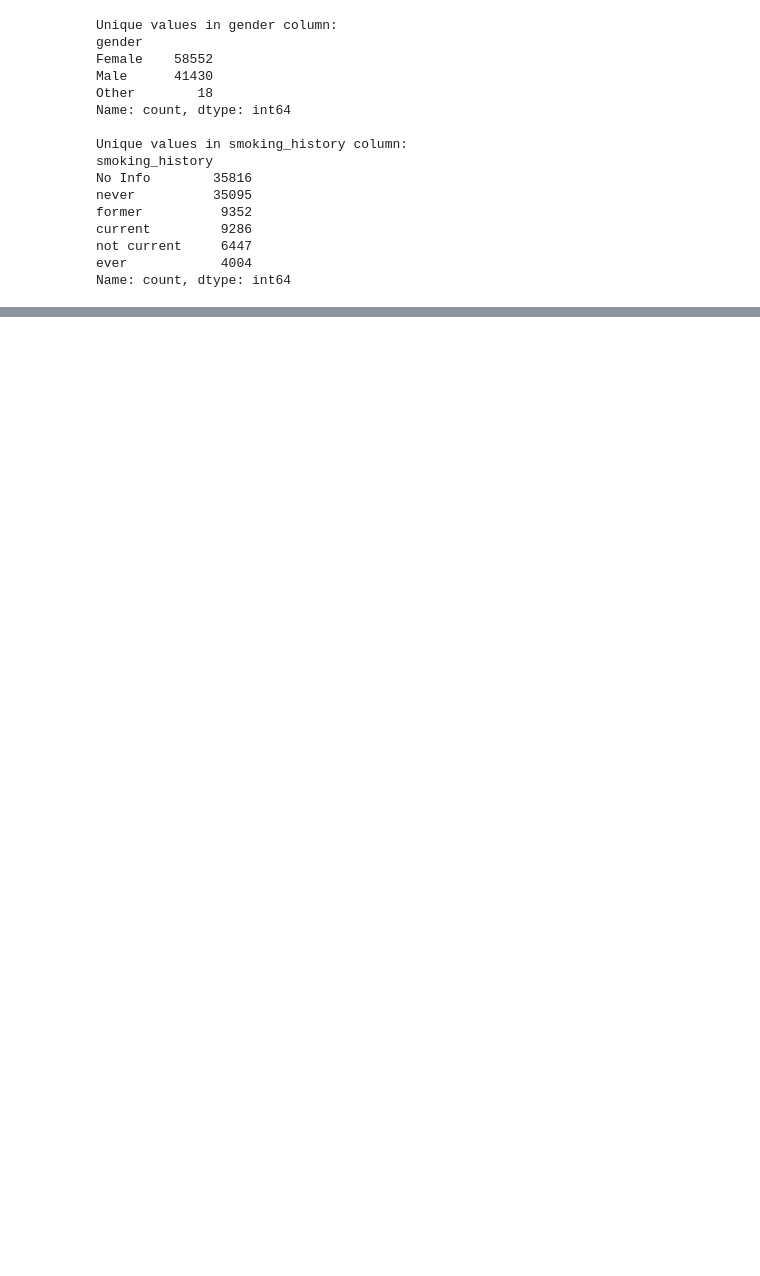
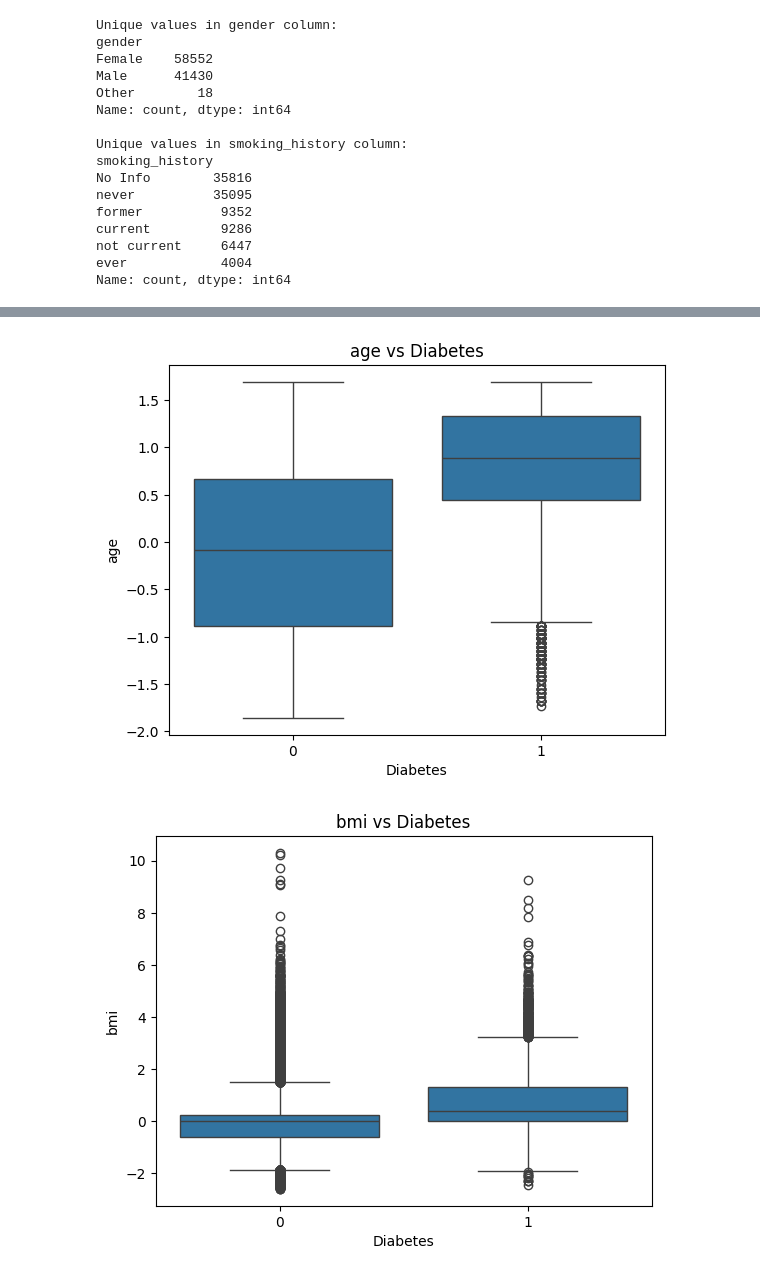
Before and after one commit to premdevarapalli/ai-collection, a Jupyter notebook: Diabetes_prediction.ipynb, the cells around one changed output, grey strips where cells are left out. Drawn from its saved outputs; the diff is of its cells as text; code cells hidden in the pictures; blank space fills up the shorter version.

```diff
--- a/Diabetes_prediction.ipynb
+++ b/Diabetes_prediction.ipynb
@@ -101,0 +155,21 @@ Name: count, dtype: int64
+# %%
+import seaborn as sns
+
+# Bivariate analysis: Relationship between each feature and the target variable (diabetes)
+for feature in numerical_features:
+    plt.figure()
+    sns.boxplot(x='diabetes', y=data_preprocessed[feature], data=data_preprocessed)
+    plt.title(f'{feature} vs Diabetes')
+    plt.xlabel('Diabetes')
+    plt.ylabel(feature)
+    plt.show()
+
+# Correlation Matrix
+plt.figure(figsize=(10, 8))
+correlation_matrix = data_preprocessed.corr()
+sns.heatmap(correlation_matrix, annot=True, cmap="coolwarm", fmt=".2f", linewidths=0.5)
+plt.title('Correlation Matrix of Features')
+plt.show()
+# %% [output]
+[figure, added]
+[figure, added]
```
Also changed, not shown: parts of 17 cells of this notebook.
